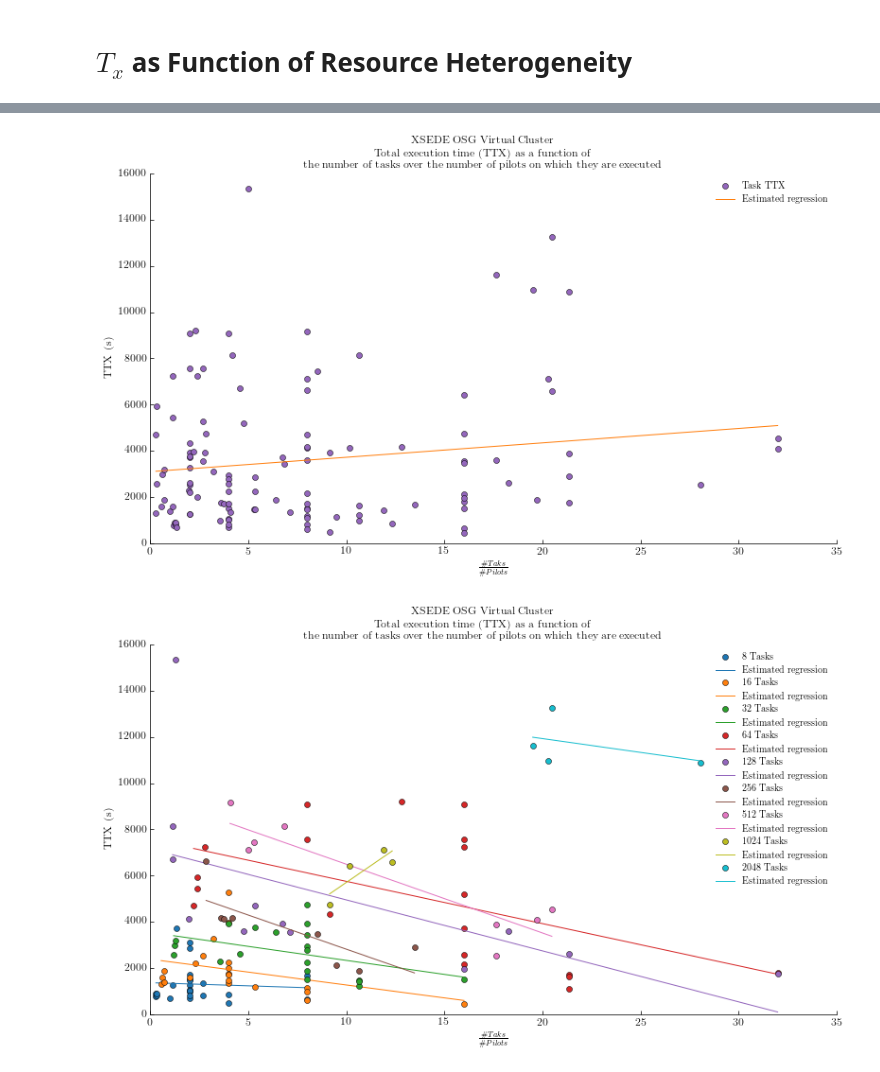
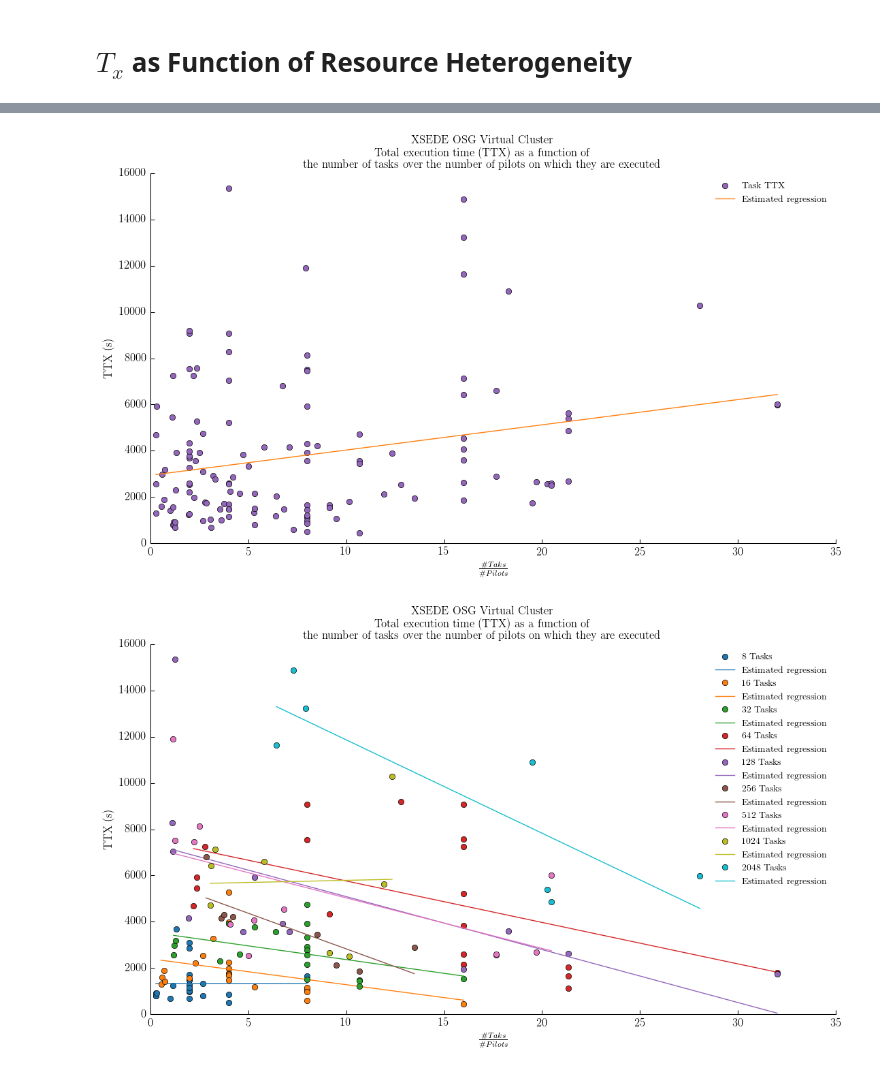
Before and after one commit to yuhonghong7035/radical.analytics, a Jupyter notebook: use_cases/rp_on_osg/analysis_exp1-6.ipynb, the cells around one changed output, grey strips where cells are left out. Drawn from its saved outputs; the diff is of its cells as text; code cells hidden in the pictures.

```diff
--- a/use_cases/rp_on_osg/analysis_exp1-6.ipynb
+++ b/use_cases/rp_on_osg/analysis_exp1-6.ipynb
@@ -101,0 +102,12 @@ sessions[-1:]
+# %%
+sessions.loc[(sessions['nunit'] >= 8   ) & (sessions['nunit'] < 16  ), 'nunit_requested'] = 8
+sessions.loc[(sessions['nunit'] >= 16  ) & (sessions['nunit'] < 32  ), 'nunit_requested'] = 16
+sessions.loc[(sessions['nunit'] >= 32  ) & (sessions['nunit'] < 64  ), 'nunit_requested'] = 32
+sessions.loc[(sessions['nunit'] >= 64  ) & (sessions['nunit'] < 128 ), 'nunit_requested'] = 64
+sessions.loc[(sessions['nunit'] >= 128 ) & (sessions['nunit'] < 256 ), 'nunit_requested'] = 128
+sessions.loc[(sessions['nunit'] >= 256 ) & (sessions['nunit'] < 512 ), 'nunit_requested'] = 256
+sessions.loc[(sessions['nunit'] >= 512 ) & (sessions['nunit'] < 1024), 'nunit_requested'] = 512
+sessions.loc[(sessions['nunit'] >= 1024) & (sessions['nunit'] < 2048), 'nunit_requested'] = 1024
+sessions.loc[(sessions['nunit'] >= 2048) & (sessions['nunit'] < 4096), 'nunit_requested'] = 2048
+
+sessions['nunit_rescheduled'] = sessions['nunit'] - sessions['nunit_requested']
@@ -460,15 +584,19 @@ s = sessions.rename(columns={'npilot_active':'npilotactive'})
 
 colors=[tableau20[0], tableau20[2],  tableau20[4],  tableau20[6],
         tableau20[8], tableau20[10], tableau20[12], tableau20[14],
-        tableau20[16], tableau20[18]]
+        tableau20[16], tableau20[18], tableau20[20], tableau20[1],
+        tableau20[3], tableau20[5], tableau20[7], tableau20[9],
+        tableau20[11], tableau20[13], tableau20[15], tableau20[17],
+        tableau20[19]]
 
-for u in [8,16,32,64,128,256,512,1024,2048]:
-    unts = s[s['nunit']==u][['U_AGENT_EXECUTING', 'npilotactive']].sort_values('npilotactive').copy()
+for u in s['nunit_requested'].dropna().astype(int).sort_values().unique().tolist():
+    unts = s[s['nunit_requested']==u][['U_AGENT_EXECUTING', 'npilotactive']].dropna().sort_values('npilotactive').copy()
     ax.plot(unts.npilotactive, unts.U_AGENT_EXECUTING, marker='o', label='%s Tasks' % u, color=colors.pop(0))
 
 #ax.xaxis.set_major_locator(ticker.MultipleLocator(4))
+ax.set_xscale('log')
 ax.legend(numpoints=1)
-ax.set_xlabel('Number of Pilots')
+ax.set_xlabel('Number of Pilots (log)')
 ax.set_ylabel('TTX (s)')
 
 plt.savefig('figures/osg_ttx_active-pilots.pdf', dpi=600, bbox_inches='tight')
@@ -482,12 +610,10 @@ fig.suptitle('XSEDE OSG Virtual Cluster\nTotal execution time (TTX) as a functio
 s = sessions.rename(columns={'npilot_active':'NpActive'})
 s['NuOnNpActive'] = s['nunit']/s['NpActive']
 
-x = s['NuOnNpActive'].sort_values()
-y = s['U_AGENT_EXECUTING']
+x = s['NuOnNpActive'].dropna().sort_values()
+y = s['U_AGENT_EXECUTING'].dropna()
 fit = np.polyfit(x, y, 1)
 fit_fn = np.poly1d(fit)
-
-# sfit = linregress(x,y)
 
 ax.plot(x, y, marker='o', color=tableau20[8], linestyle='', label='Task TTX')
 ax.plot(x, fit_fn(x), color=tableau20[2], label='Estimated regression')
@@ -498,33 +624,33 @@ ax.legend(numpoints=1)
 
 plt.savefig('figures/osg_ttx_nunit_over_nactive-pilots.pdf', dpi=600, bbox_inches='tight')
 # %% [output]
-[figure, old version]
+[figure, new version]
 # %%
 fig, ax = fig_setup()
 
 fig.suptitle('XSEDE OSG Virtual Cluster\nTotal execution time (TTX) as a function of\nthe number of tasks over the number of pilots on which they are executed')
 
 s = sessions.rename(columns={'npilot_active':'NpActive'})
 s['NuOnNpActive'] = s['nunit']/s['NpActive']
 
 colors=[tableau20[0], tableau20[2],  tableau20[4],  tableau20[6],
         tableau20[8], tableau20[10], tableau20[12], tableau20[14],
         tableau20[16], tableau20[18]]
 
-for u in [8,16,32,64,128,256,512,1024,2048]:
-    x = s[s['nunit']==u]['NuOnNpActive'].sort_values().copy()
-    y = s[s['nunit']==u]['U_AGENT_EXECUTING'].copy()
+for u in s['nunit_requested'].dropna().astype(int).sort_values().unique().tolist():
+    x = s[s['nunit_requested']==u]['NuOnNpActive'].dropna().sort_values().copy()
+    y = s[s['nunit_requested']==u]['U_AGENT_EXECUTING'].dropna().copy()
     fit = np.polyfit(x, y, 1)
     fit_fn = np.poly1d(fit)
     c = colors.pop(0)
 
     ax.plot(x, y, marker='o', linestyle='', label='%s Tasks' % u, color=c)
     ax.plot(x, fit_fn(x), color=c, label='Estimated regression')
 
 plt.xlabel(r'$\frac{\#Taks}{\#Pilots}$')
 plt.ylabel('TTX (s)')
 ax.legend(numpoints=1)
 
 plt.savefig('figures/osg_ttx_nunit_over_nactive-pilots_by_bot-size.pdf', dpi=600, bbox_inches='tight')
 # %% [output]
-[figure, old version]
+[figure, new version]
```
Also changed, not shown: parts of 22 cells of this notebook, 11 other files.
